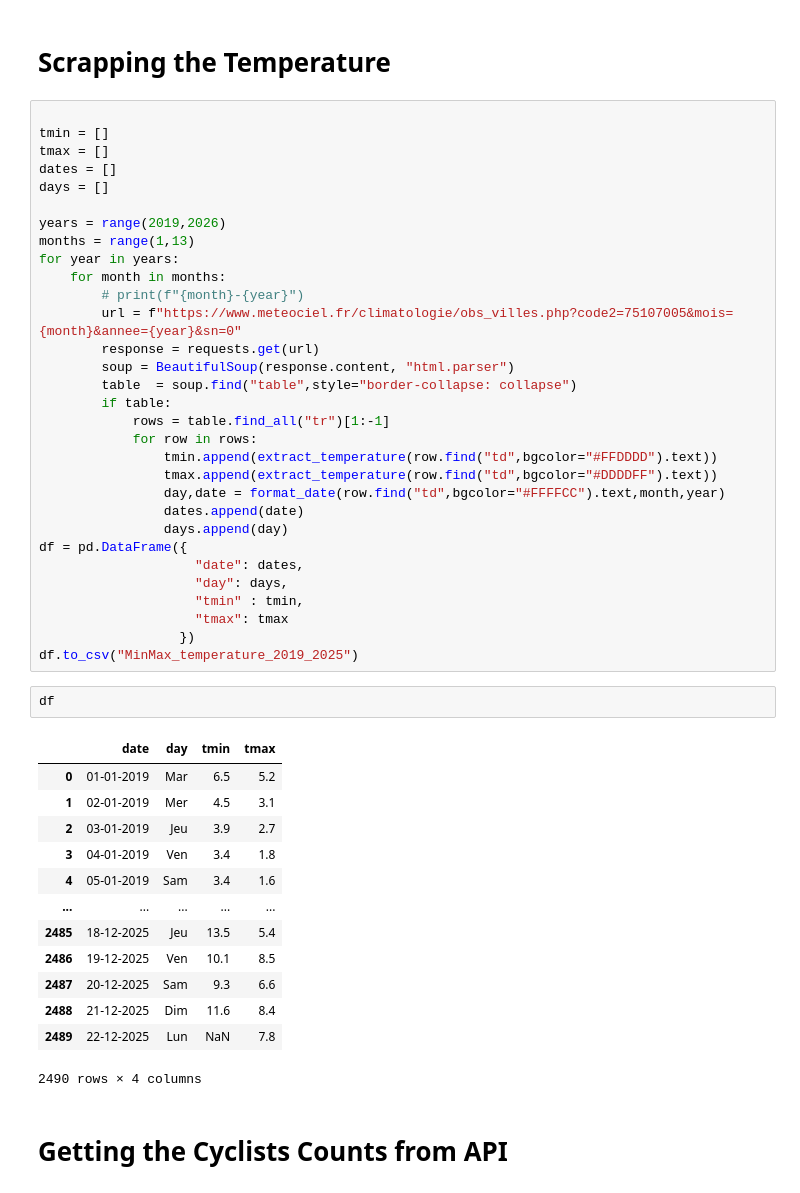
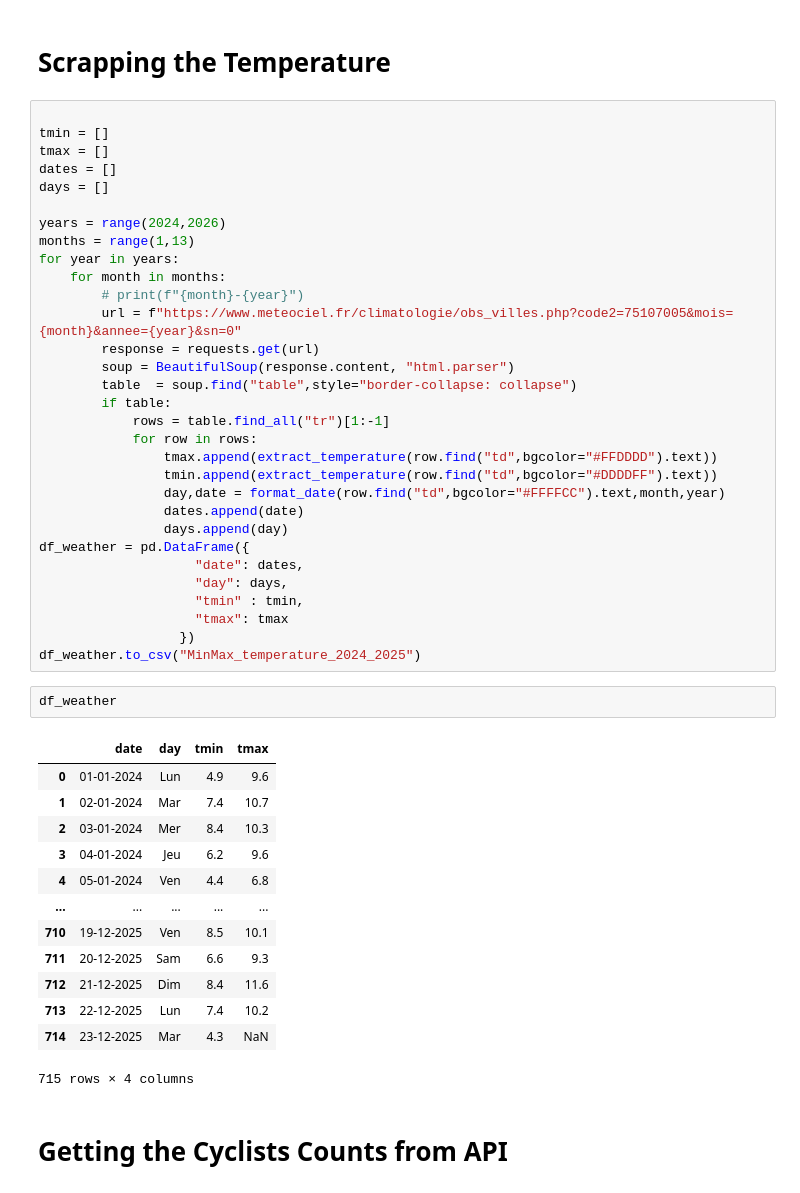
Before and after one commit to mehdichouchane-lang/21.-Extraction-de-donn-es, a Jupyter notebook: Project.ipynb, the cells around one changed output. Saved outputs shown, nothing was run; the diff lists cells and outputs as text.

```diff
--- a/Project.ipynb
+++ b/Project.ipynb
@@ -31,7 +33,7 @@ tmax = []
 dates = []
 days = []
 
-years = range(2019,2026)
+years = range(2024,2026)
 months = range(1,13)
 for year in years:
     for month in months:
@@ -43,34 +45,34 @@ for year in years:
         if table:
             rows = table.find_all("tr")[1:-1]
             for row in rows:
-                tmin.append(extract_temperature(row.find("td",bgcolor="#FFDDDD").text))
-                tmax.append(extract_temperature(row.find("td",bgcolor="#DDDDFF").text))
+                tmax.append(extract_temperature(row.find("td",bgcolor="#FFDDDD").text))
+                tmin.append(extract_temperature(row.find("td",bgcolor="#DDDDFF").text))
                 day,date = format_date(row.find("td",bgcolor="#FFFFCC").text,month,year)
                 dates.append(date)
                 days.append(day)
-df = pd.DataFrame({
+df_weather = pd.DataFrame({
                     "date": dates,
                     "day": days,
                     "tmin" : tmin,
                     "tmax": tmax
                   })
-df.to_csv("MinMax_temperature_2019_2025")
+df_weather.to_csv("MinMax_temperature_2024_2025")
-# %%
-df
-# %% [output]
-|  | date | day | tmin | tmax |
-| 0 | 01-01-2019 | Mar | 6.5 | 5.2 |
-| 1 | 02-01-2019 | Mer | 4.5 | 3.1 |
-| 2 | 03-01-2019 | Jeu | 3.9 | 2.7 |
-| 3 | 04-01-2019 | Ven | 3.4 | 1.8 |
-| 4 | 05-01-2019 | Sam | 3.4 | 1.6 |
-| ... | ... | ... | ... | ... |
-| 2485 | 18-12-2025 | Jeu | 13.5 | 5.4 |
-| 2486 | 19-12-2025 | Ven | 10.1 | 8.5 |
-| 2487 | 20-12-2025 | Sam | 9.3 | 6.6 |
-| 2488 | 21-12-2025 | Dim | 11.6 | 8.4 |
-| 2489 | 22-12-2025 | Lun | NaN | 7.8 |
-2490 rows × 4 columns
+# %%
+df_weather
+# %% [output]
+|  | date | day | tmin | tmax |
+| 0 | 01-01-2024 | Lun | 4.9 | 9.6 |
+| 1 | 02-01-2024 | Mar | 7.4 | 10.7 |
+| 2 | 03-01-2024 | Mer | 8.4 | 10.3 |
+| 3 | 04-01-2024 | Jeu | 6.2 | 9.6 |
+| 4 | 05-01-2024 | Ven | 4.4 | 6.8 |
+| ... | ... | ... | ... | ... |
+| 710 | 19-12-2025 | Ven | 8.5 | 10.1 |
+| 711 | 20-12-2025 | Sam | 6.6 | 9.3 |
+| 712 | 21-12-2025 | Dim | 8.4 | 11.6 |
+| 713 | 22-12-2025 | Lun | 7.4 | 10.2 |
+| 714 | 23-12-2025 | Mar | 4.3 | NaN |
+715 rows × 4 columns
 # %% [markdown]
 # Getting the Cyclists Counts from API
 # %%
```
Also changed, not shown: parts of 8 cells of this notebook, 3 other files.
